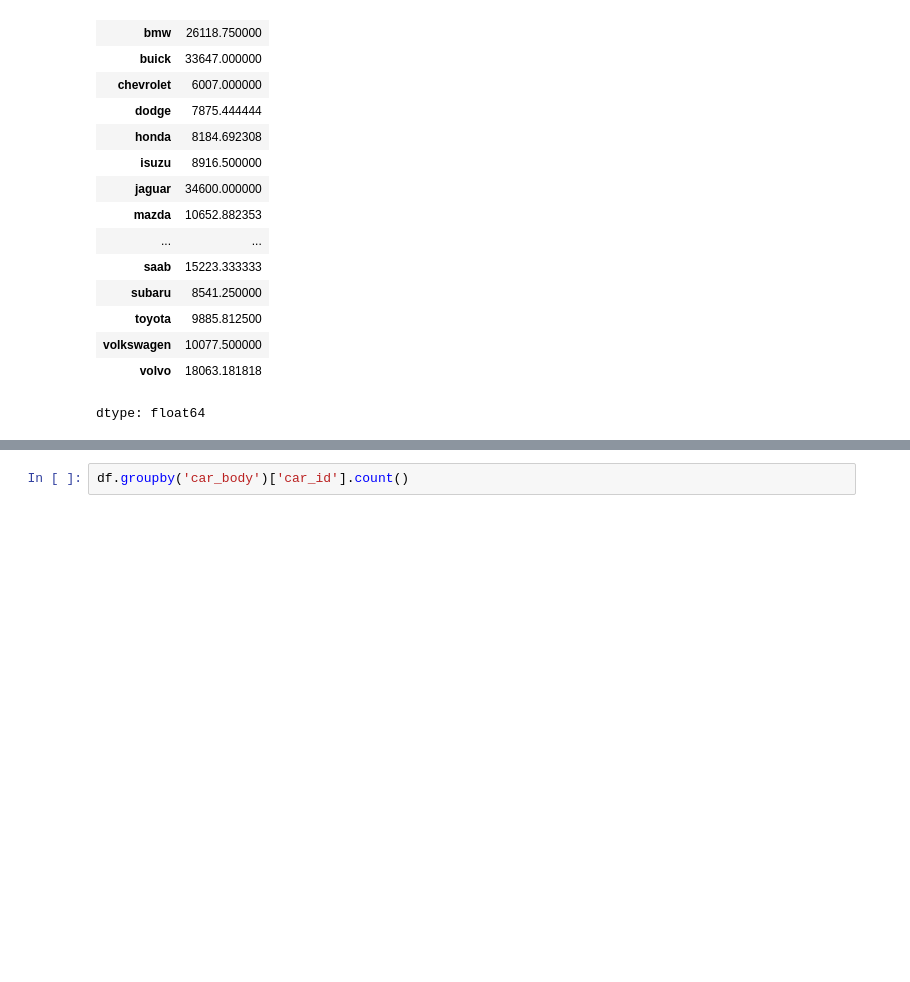
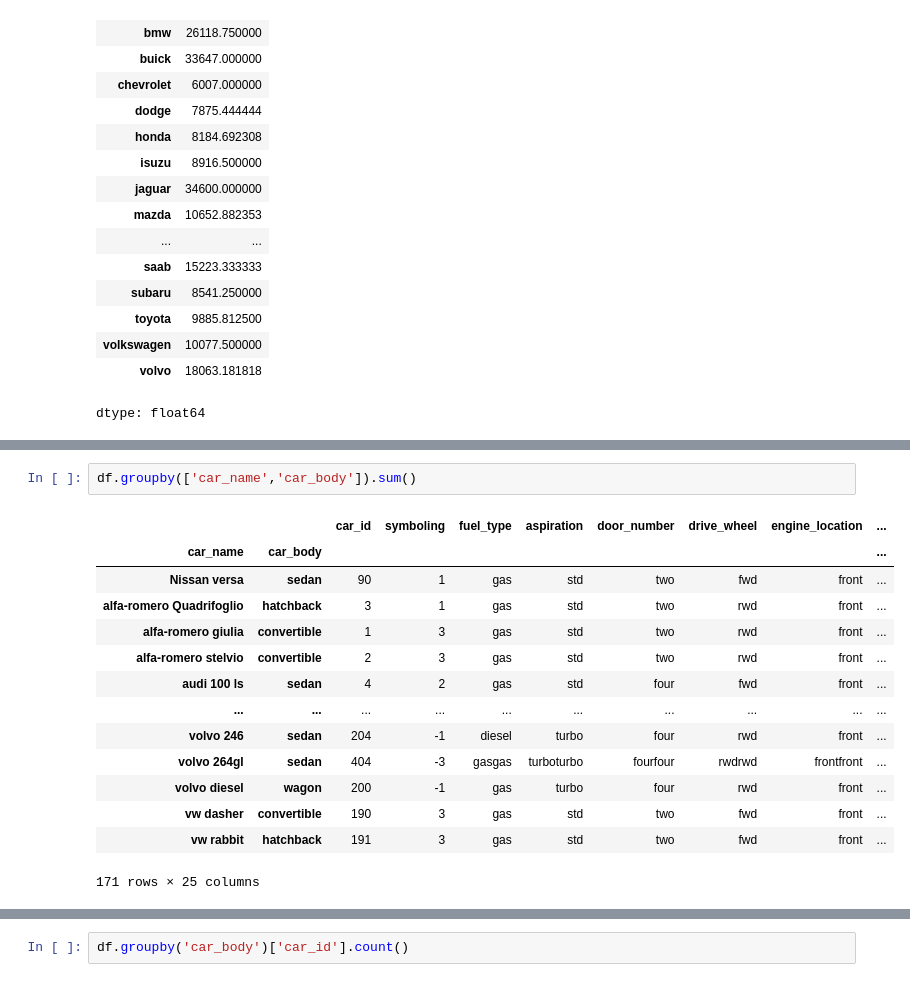
Before and after one commit to Sru-j/daily_lab_activities, a Jupyter notebook: car_dataset.ipynb, the cells around one changed output, grey strips where cells are left out. Drawn from its saved outputs; the diff is of its cells as text; blank space fills up the shorter version.

```diff
--- a/car_dataset.ipynb
+++ b/car_dataset.ipynb
@@ -252,0 +264,17 @@ dtype: float64
+# %%
+df.groupby(['car_name','car_body']).sum()
+# %% [output]
+|  |  | car_id | symboling | fuel_type | aspiration | door_number | drive_wheel | engine_location | ... |
+| car_name | car_body |  |  |  |  |  |  |  | ... |
+| Nissan versa | sedan | 90 | 1 | gas | std | two | fwd | front | ... |
+| alfa-romero Quadrifoglio | hatchback | 3 | 1 | gas | std | two | rwd | front | ... |
+| alfa-romero giulia | convertible | 1 | 3 | gas | std | two | rwd | front | ... |
+| alfa-romero stelvio | convertible | 2 | 3 | gas | std | two | rwd | front | ... |
+| audi 100 ls | sedan | 4 | 2 | gas | std | four | fwd | front | ... |
+| ... | ... | ... | ... | ... | ... | ... | ... | ... | ... |
+| volvo 246 | sedan | 204 | -1 | diesel | turbo | four | rwd | front | ... |
+| volvo 264gl | sedan | 404 | -3 | gasgas | turboturbo | fourfour | rwdrwd | frontfront | ... |
+| volvo diesel | wagon | 200 | -1 | gas | turbo | four | rwd | front | ... |
+| vw dasher | convertible | 190 | 3 | gas | std | two | fwd | front | ... |
+| vw rabbit | hatchback | 191 | 3 | gas | std | two | fwd | front | ... |
+171 rows × 25 columns
```
Also changed, not shown: parts of 4 cells of this notebook.
